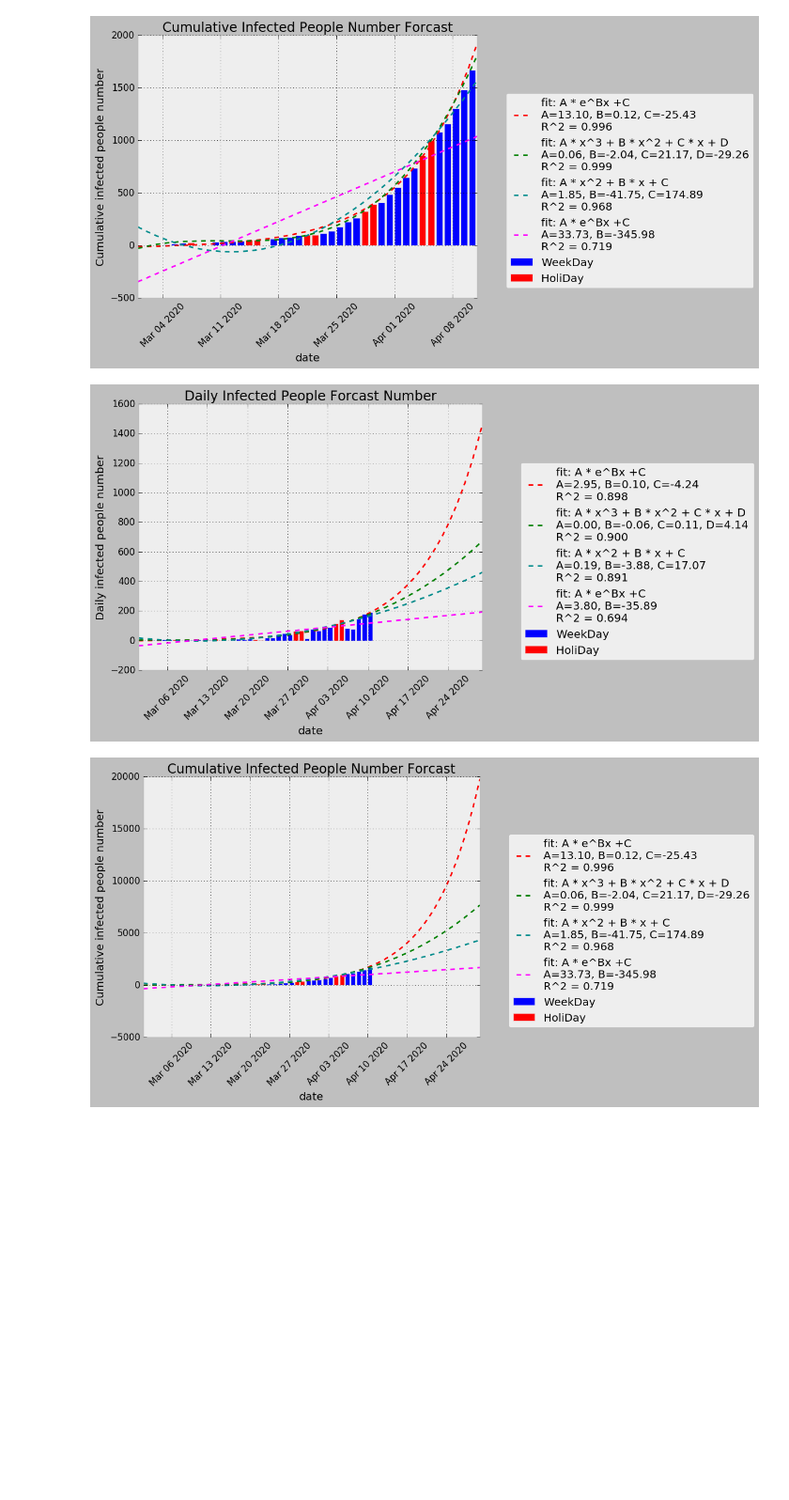
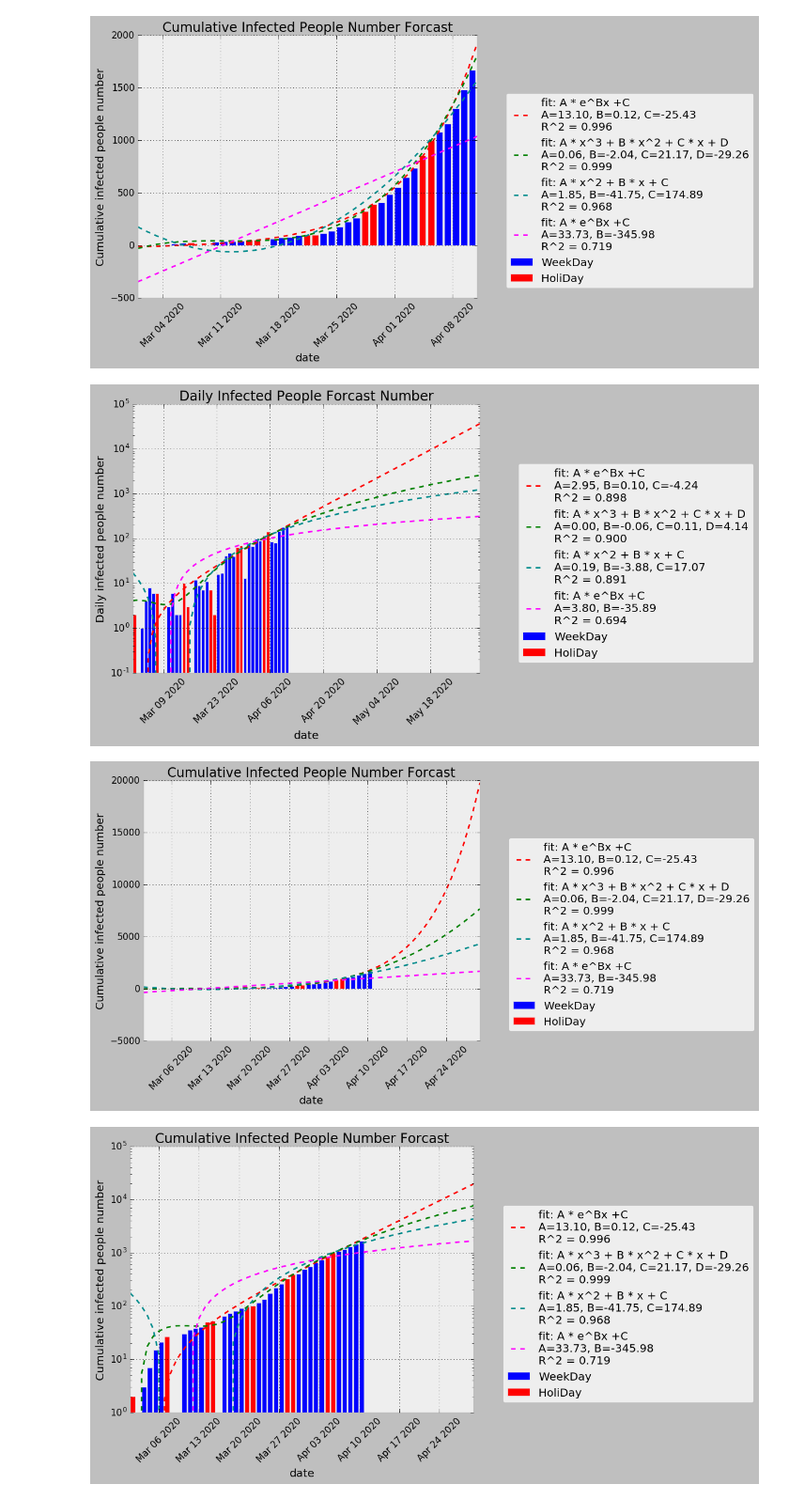
Before and after one commit to d30tajima/COVID19-Analyis, a Jupyter notebook: Covid-19-analysis.ipynb, the cells around one changed output. Shown at 94% size. Cells and saved outputs as stored; diff of their text form; code cells hidden in the pictures; blank space fills up the shorter version.

Commit message:
add log scale control

```diff
--- a/Covid-19-analysis.ipynb
+++ b/Covid-19-analysis.ipynb
@@ -56,7 +56,8 @@ df.iloc[:,8] = df.iloc[:,8].astype('float')
 #display(df)
 #display(df.dtypes)
 # %%
-def plotFitting(df, plotStart = "2020-03", plotEND = "2020-05", useOnlyWeekdaysData = False, withoutIntercept = False, isCumSum = False):
+def plotFitting(df, plotStart = "2020-03", plotEND = "2020-05",
+                useOnlyWeekdaysData = False, withoutIntercept = False, isCumSum = False, useLogScale_X = False, useLogScale_Y = False):
 
     if not withoutIntercept:
         def funcExp(x, a,b,c):
@@ -172,6 +173,12 @@ def plotFitting(df, plotStart = "2020-03", plotEND = "2020-05", useOnlyWeekdaysD
     else:
         plt.ylabel('Daily infected people number')
 
+    if useLogScale_X:
+        plt.xscale("log")
+
+    if useLogScale_Y:
+        plt.yscale("log")
+
     #plt.ylim([0,200])
 
     x_weekdays = [ x[dayFlag[0]] for dayFlag
@@ -224,11 +231,13 @@ plotFitting(df, plotStart="2020-03", plotEND= "2020-04-12", isCumSum = True)
 [figure]
 [figure]
 # %%
-plotFitting(df, plotStart="2020-03", plotEND= "2020-05")
+plotFitting(df, plotStart="2020-03", plotEND= "2020-06", useLogScale_Y=True)
 plotFitting(df, plotStart="2020-03", plotEND= "2020-05", isCumSum = True)
+plotFitting(df, plotStart="2020-03", plotEND= "2020-05", isCumSum = True, useLogScale_Y=True)
 # %% [output]
-[figure, old version]
+[figure, new version]
 [figure]
+[figure, added]
 # %%
 plotFitting(df, plotStart="2020-03", plotEND= "2020-04-12", withoutIntercept= True)
 plotFitting(df, plotStart="2020-03", plotEND= "2020-04-12", withoutIntercept= True, isCumSum = True)
```
